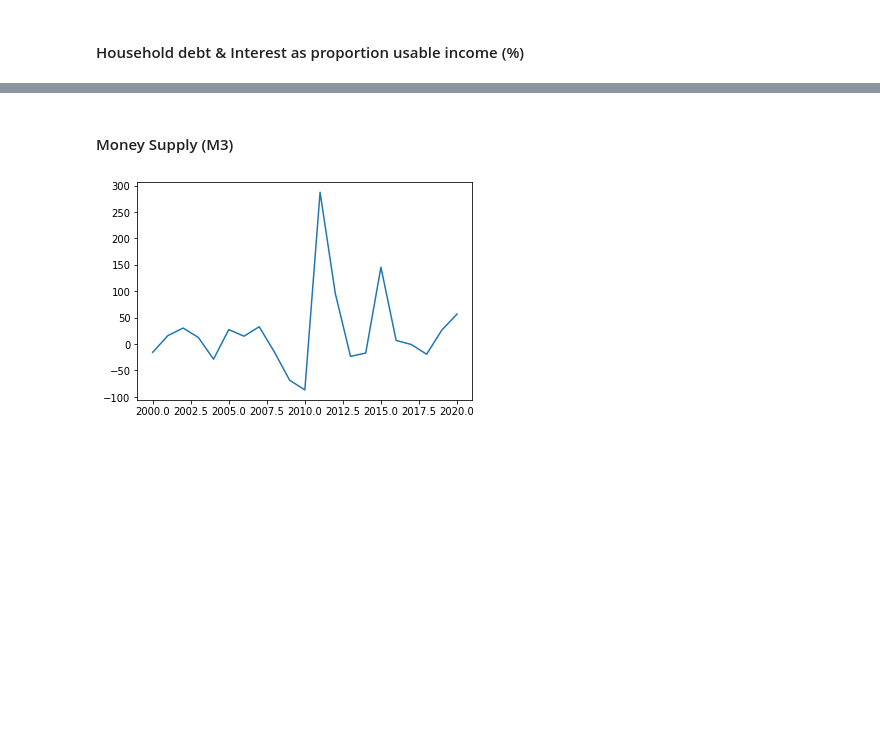
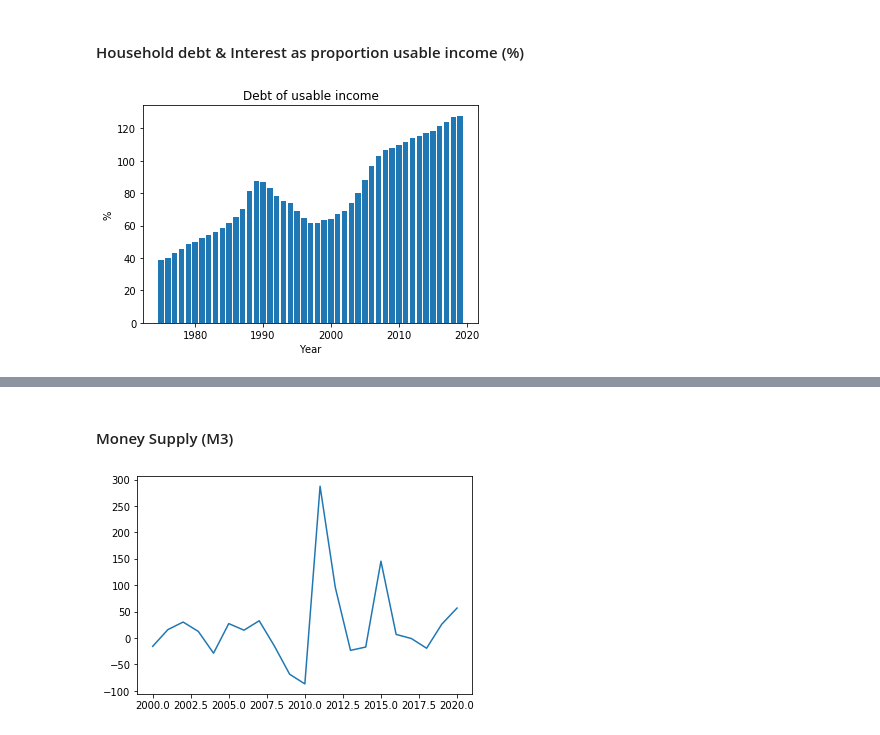
Before and after one commit to AT-Fin/Bankruptcy-prediction-Master-s-Thesis-, a Jupyter notebook: 2 Creating predictors-Version2.ipynb, the cells around one changed output, grey strips where cells are left out. Cells and saved outputs as stored; diff of their text form; code cells hidden in the pictures; blank space fills up the shorter version.

```diff
--- a/2 Creating predictors-Version2.ipynb
+++ b/2 Creating predictors-Version2.ipynb
@@ -124,3 +132,11 @@ hh_dict = (hh_debt_int.loc[:,['Household debt %','Household interest %']]).to_di
 # add new column 'Household debt %' and 'Household interest %'(map function) to df
 df['Household debt %'] = list(map(lambda x: hh_dict['Household debt %'][x], df['Last avail. year']))
 df['Household interest %'] = list(map(lambda x: hh_dict['Household interest %'][x], df['Last avail. year']))
+# %%
+plt.bar(hh_debt_int.index,hh_debt_int.iloc[:,0])
+plt.xlabel('Year')
+plt.ylabel('%')
+plt.title('Debt of usable income')
+plt.show()
+# %% [output]
+[figure, added]
```
Also changed, not shown: parts of 2 cells of this notebook, 3 other files.
